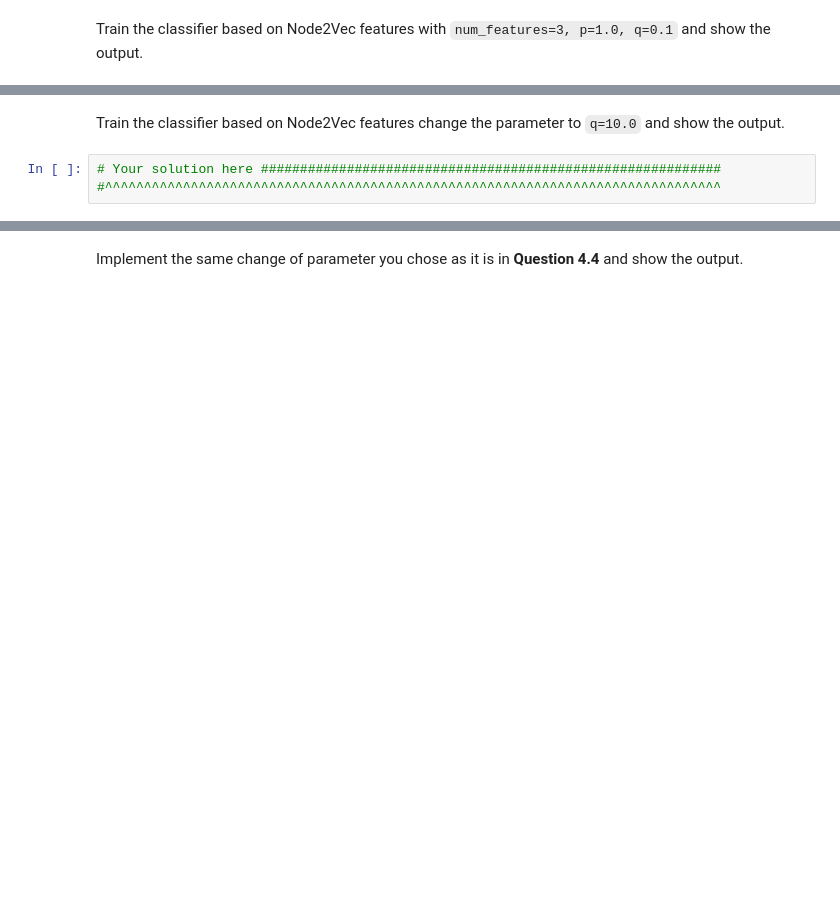
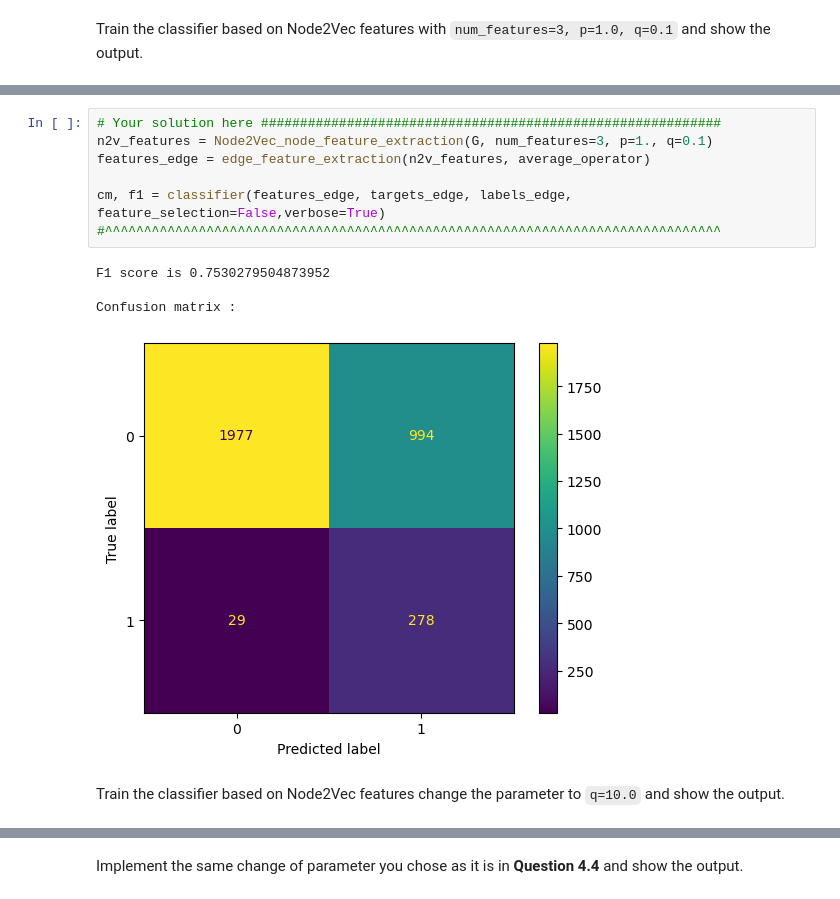
Before and after one commit to hugofluhr/NML2023, a Jupyter notebook: nml23_assignment2.ipynb, the cells around one changed output, grey strips where cells are left out. Cells and saved outputs as stored; diff of their text form; blank space fills up the shorter version.

```diff
--- a/nml23_assignment2.ipynb
+++ b/nml23_assignment2.ipynb
@@ -753,5 +721,14 @@ Train the classifier based on Node2Vec features with `num_features=3, p=1.0, q=0
+# %%
+# Your solution here ###########################################################
+n2v_features = Node2Vec_node_feature_extraction(G, num_features=3, p=1., q=0.1)
+features_edge = edge_feature_extraction(n2v_features, average_operator)
+
+cm, f1 = classifier(features_edge, targets_edge, labels_edge, feature_selection=False,verbose=True)
+#^^^^^^^^^^^^^^^^^^^^^^^^^^^^^^^^^^^^^^^^^^^^^^^^^^^^^^^^^^^^^^^^^^^^^^^^^^^^^^^
+# %% [output]
+F1 score is 0.7530279504873952
+
+Confusion matrix :
+[figure, added]
 # %% [markdown]
 Train the classifier based on Node2Vec features change the parameter to `q=10.0` and show the output.
-# %%
-# Your solution here ###########################################################
-#^^^^^^^^^^^^^^^^^^^^^^^^^^^^^^^^^^^^^^^^^^^^^^^^^^^^^^^^^^^^^^^^^^^^^^^^^^^^^^^
```
Also changed, not shown: parts of 19 cells of this notebook.
